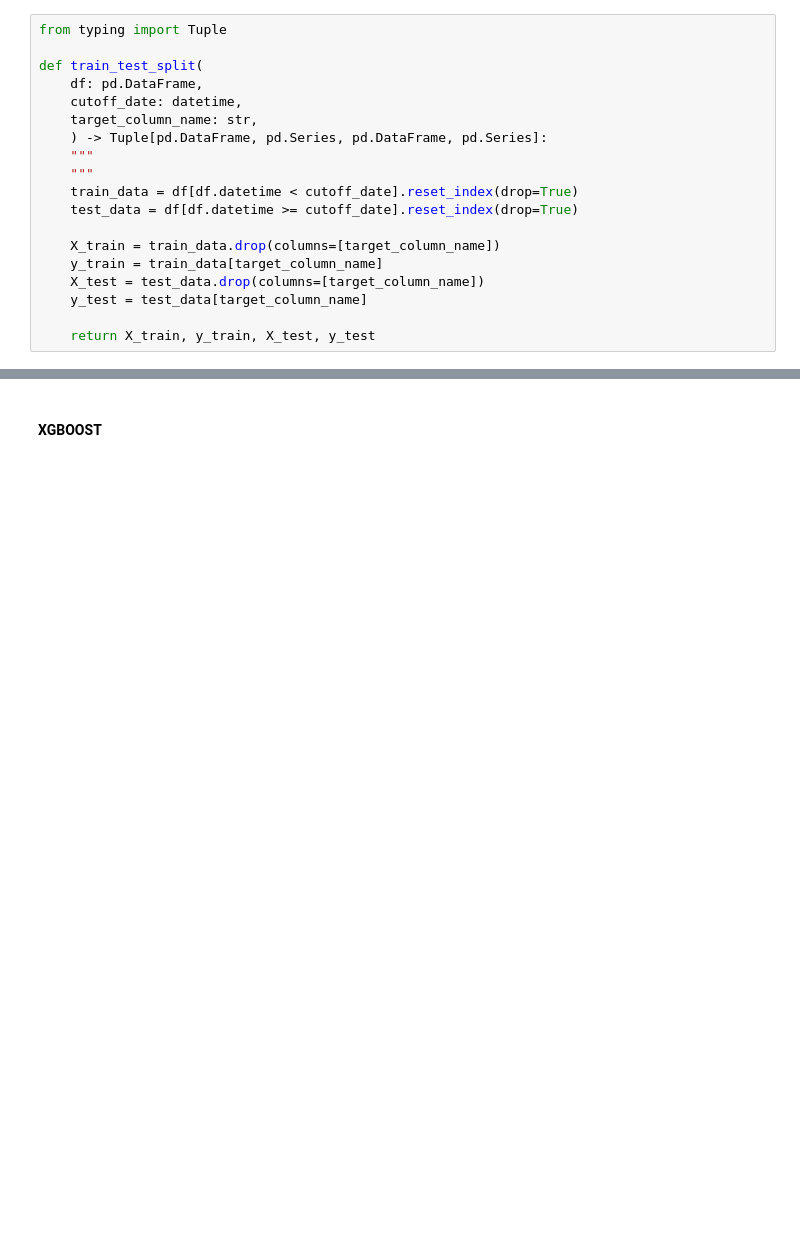
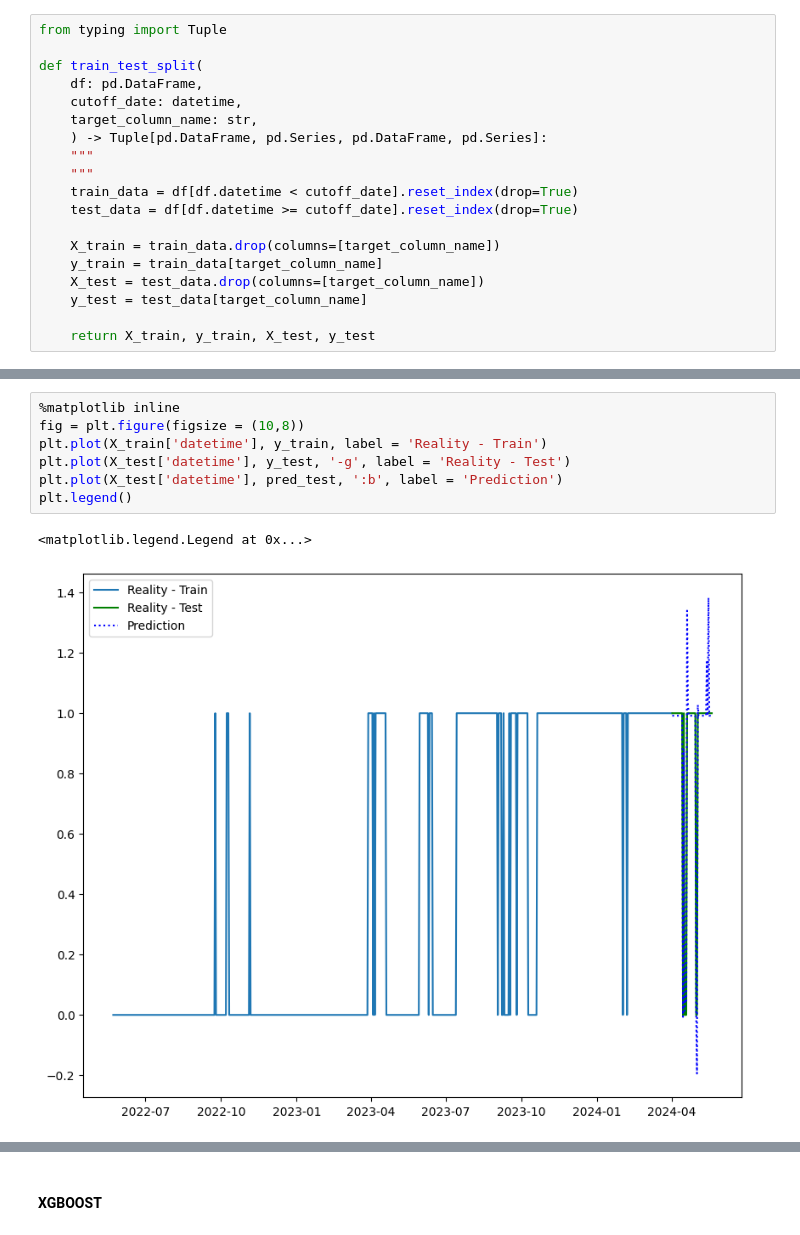
Before and after one commit to DataScientest-Studio/CDE-OCT23-OPA, a Jupyter notebook: notebooks/models_hour.ipynb, the cells around one changed output, grey strips where cells are left out. Drawn from its saved outputs; the diff is of its cells as text; blank space fills up the shorter version.

```diff
--- a/notebooks/models_hour.ipynb
+++ b/notebooks/models_hour.ipynb
@@ -206,0 +255,10 @@ X_train_only_numeric = X_train[past_close_columns]
+# %%
+%matplotlib inline
+fig = plt.figure(figsize = (10,8))
+plt.plot(X_train['datetime'], y_train, label = 'Reality - Train')
+plt.plot(X_test['datetime'], y_test, '-g', label = 'Reality - Test')
+plt.plot(X_test['datetime'], pred_test, ':b', label = 'Prediction')
+plt.legend()
+# %% [output]
+<matplotlib.legend.Legend at 0x...>
+[figure, added]
```
Also changed, not shown: parts of 20 cells of this notebook, 3 other files.
